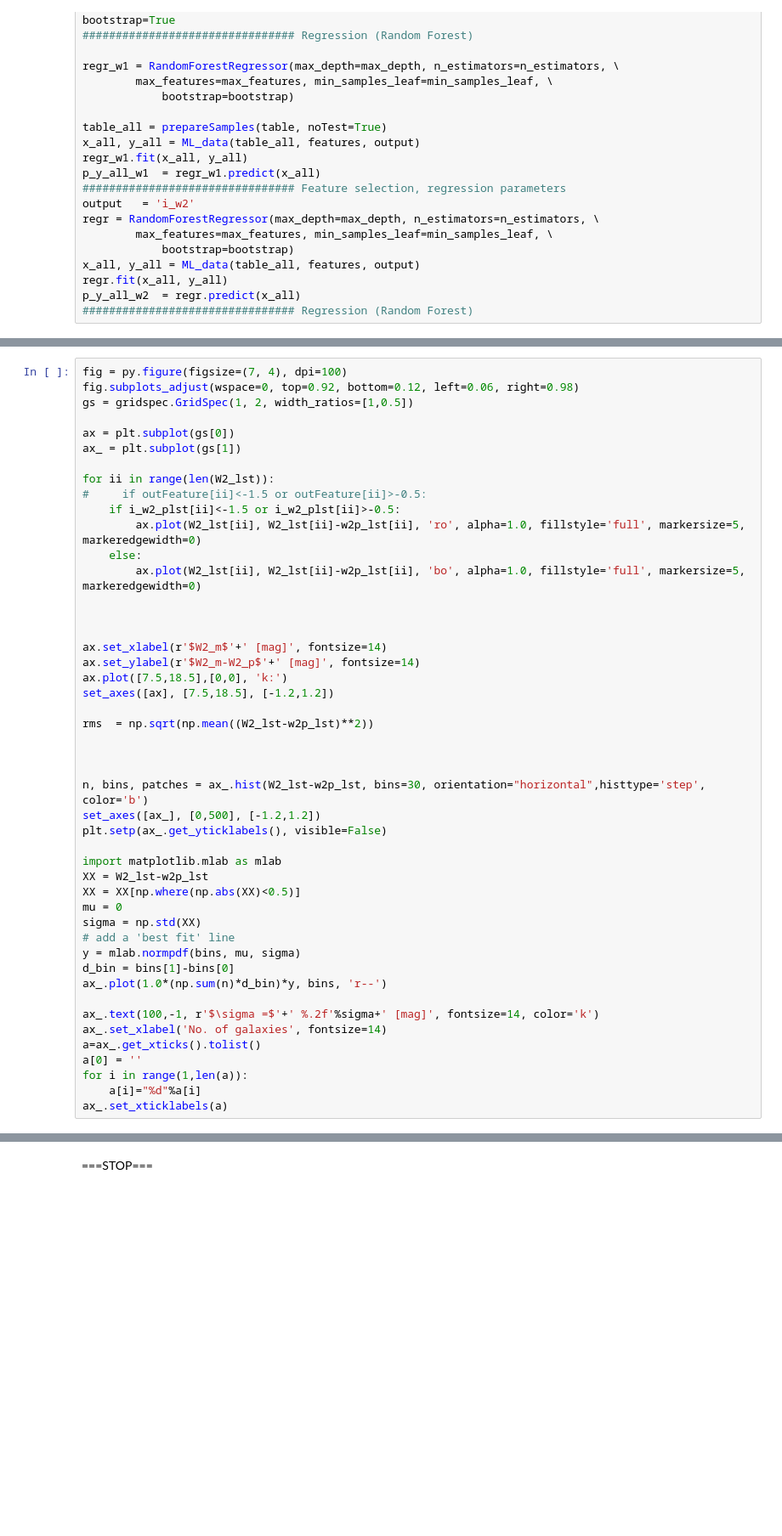
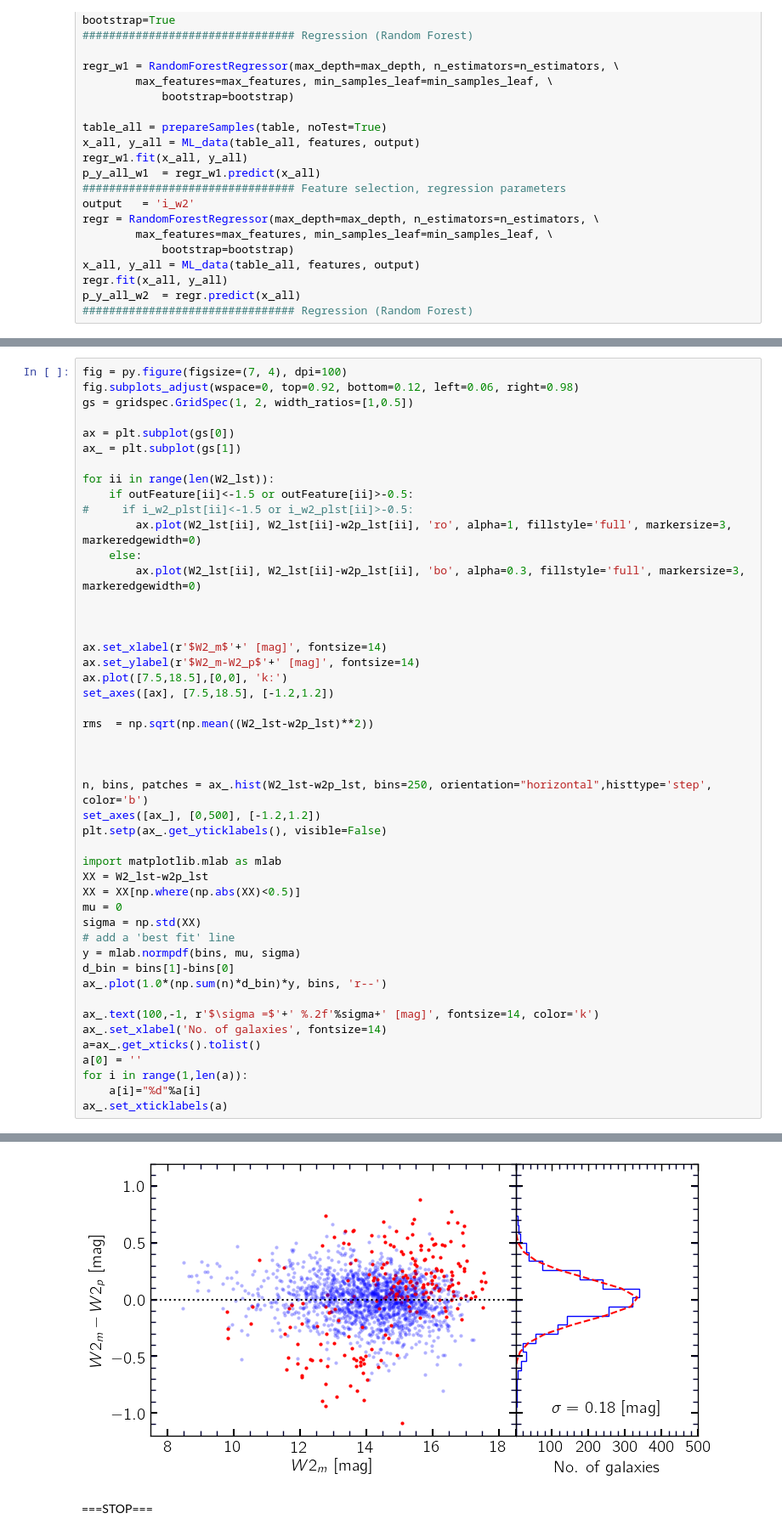
Before and after one commit to ekourkchi/TFcalibrators, a Jupyter notebook: W2_prediction.ipynb, the cells around one changed output, grey strips where cells are left out. Shown at 85% size. Cells and saved outputs as stored; diff of their text form; blank space fills up the shorter version.

```diff
--- a/W2_prediction.ipynb
+++ b/W2_prediction.ipynb
@@ -490,11 +511,11 @@ ax = plt.subplot(gs[0])
 ax_ = plt.subplot(gs[1])
 
 for ii in range(len(W2_lst)):
-#     if outFeature[ii]<-1.5 or outFeature[ii]>-0.5:
-    if i_w2_plst[ii]<-1.5 or i_w2_plst[ii]>-0.5:
-        ax.plot(W2_lst[ii], W2_lst[ii]-w2p_lst[ii], 'ro', alpha=1.0, fillstyle='full', markersize=5, markeredgewidth=0)
+    if outFeature[ii]<-1.5 or outFeature[ii]>-0.5:
+#     if i_w2_plst[ii]<-1.5 or i_w2_plst[ii]>-0.5:
+        ax.plot(W2_lst[ii], W2_lst[ii]-w2p_lst[ii], 'ro', alpha=1, fillstyle='full', markersize=3, markeredgewidth=0)
     else:
-        ax.plot(W2_lst[ii], W2_lst[ii]-w2p_lst[ii], 'bo', alpha=1.0, fillstyle='full', markersize=5, markeredgewidth=0)
+        ax.plot(W2_lst[ii], W2_lst[ii]-w2p_lst[ii], 'bo', alpha=0.3, fillstyle='full', markersize=3, markeredgewidth=0)
 
 
 
@@ -507,7 +528,7 @@ rms  = np.sqrt(np.mean((W2_lst-w2p_lst)**2))
 
 
 
-n, bins, patches = ax_.hist(W2_lst-w2p_lst, bins=30, orientation="horizontal",histtype='step', color='b')
+n, bins, patches = ax_.hist(W2_lst-w2p_lst, bins=250, orientation="horizontal",histtype='step', color='b')
 set_axes([ax_], [0,500], [-1.2,1.2])
 plt.setp(ax_.get_yticklabels(), visible=False)
 
@@ -528,3 +549,4 @@ a[0] = ''
 for i in range(1,len(a)):
     a[i]="%d"%a[i]
 ax_.set_xticklabels(a)
+# %% [output]
@@ -531,3 +559,4 @@ ax_.set_xticklabels(a)
+[figure, added]
 # %% [markdown]
 ===STOP===
 # %%
```
Also changed, not shown: parts of 4 cells of this notebook.
